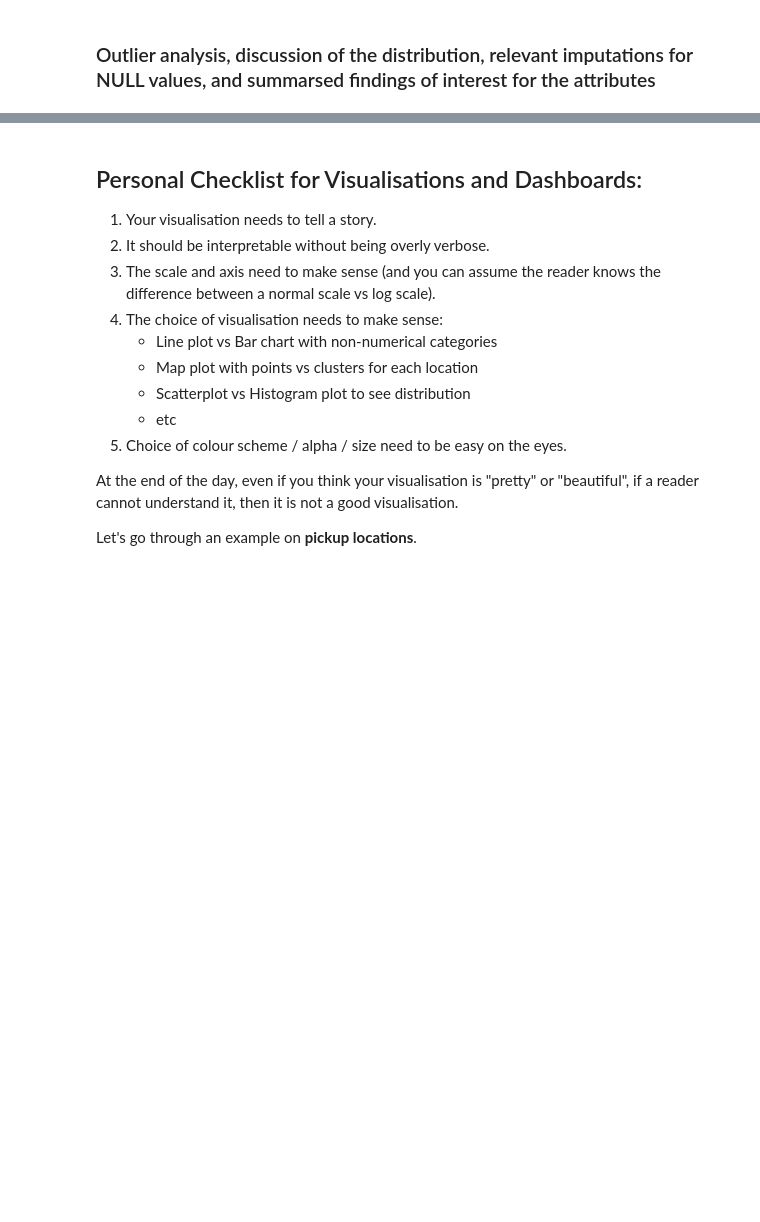
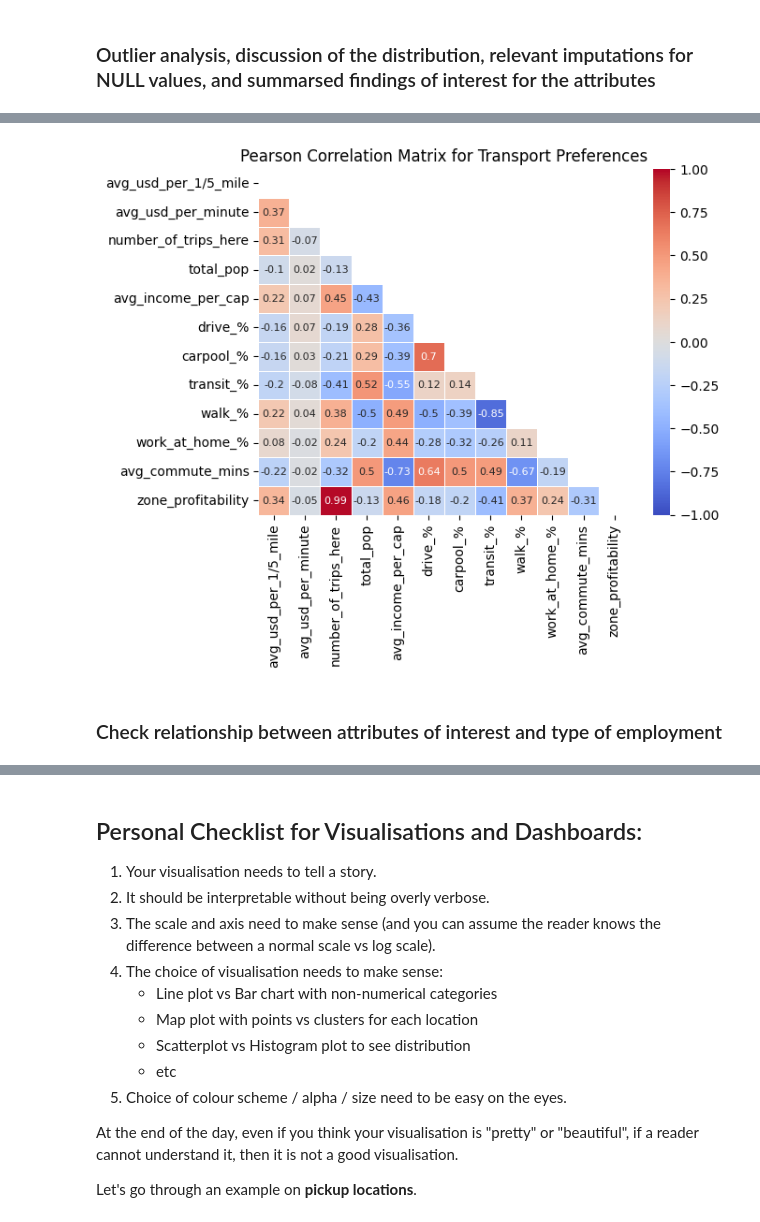
Before and after one commit to jameslafontaine/unimelb-mast30034-solo-project, a Jupyter notebook: notebooks/data_analysis_external.ipynb, the cells around one changed output, grey strips where cells are left out. Cells and saved outputs as stored; diff of their text form; code cells hidden in the pictures; blank space fills up the shorter version.

```diff
--- a/notebooks/data_analysis_external.ipynb
+++ b/notebooks/data_analysis_external.ipynb
@@ -138,3 +126,29 @@ plt.show()
+# %%
+CORR_COLS = [
+    #"month", "day_of_month", "hour","day_of_week",
+    "avg_usd_per_1/5_mile", "avg_usd_per_minute",
+    "number_of_trips_here", 'total_pop', 'avg_income_per_cap', 'drive_%',
+       'carpool_%', 'transit_%', 'walk_%', 'work_at_home_%',
+       'avg_commute_mins', 'zone_profitability'
+]
+
+pd.set_option('display.max_columns', None)
+
+corr_transport = df[CORR_COLS].corr()
+# %%
+# Getting the Upper Triangle of the co-relation matrix
+matrix = np.triu(corr_transport)
+
+# using the upper triangle matrix as mask
+sns.heatmap(corr_transport.round(2), annot=True, mask=matrix, annot_kws={"size":8}, linewidths=0.5, cmap='coolwarm', vmin=-1, vmax=1)
+
+
+plt.title('Pearson Correlation Matrix for Transport Preferences')
+plt.show()
+# %% [output]
+[figure, added]
+# %% [markdown]
+### Check relationship between attributes of interest and type of employment
 # %%
 CORR_COLS = [
     #"month", "day_of_month", "hour","day_of_week",
```
Also changed, not shown: parts of 25 cells of this notebook, 5 other files.
